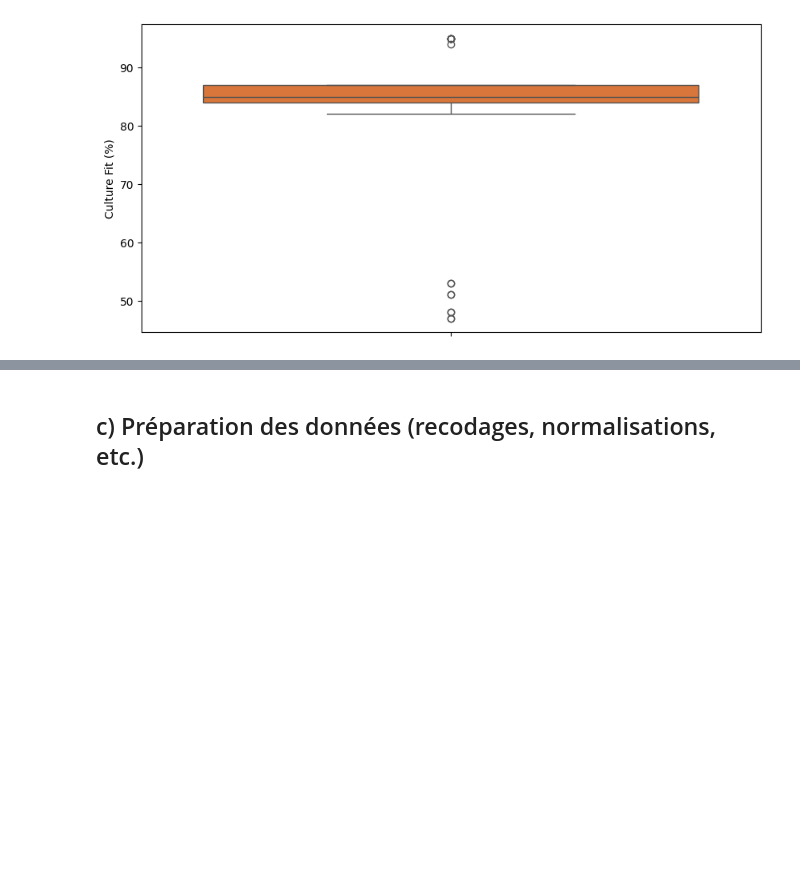
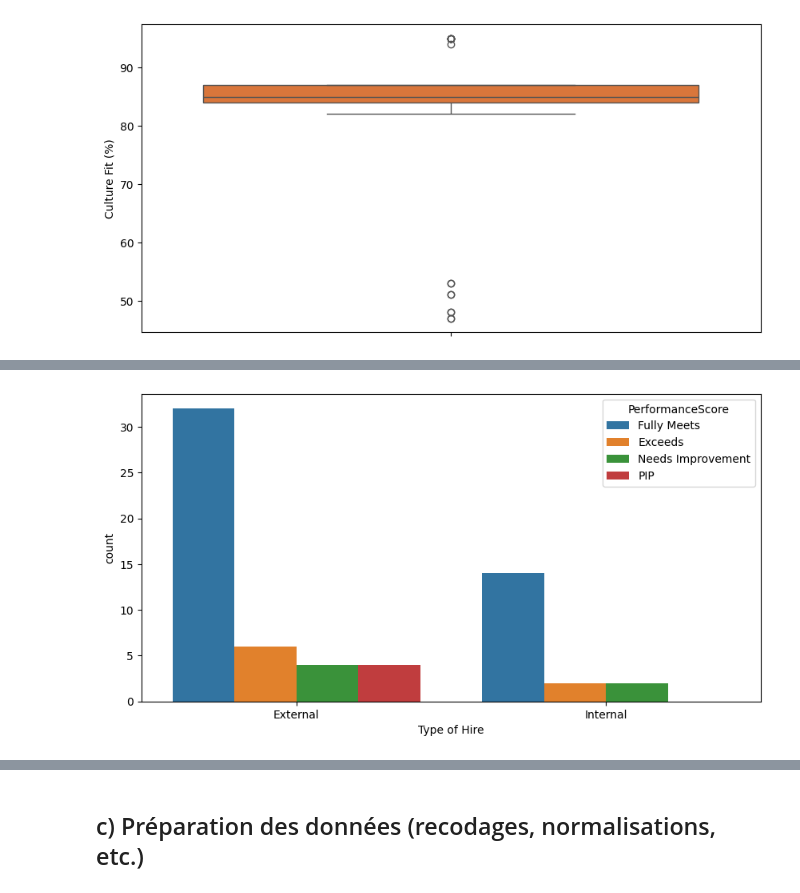
Before and after one commit to melaniedaddio/-Time-Cost-Quality-of-Hire, a Jupyter notebook: script.ipynb, the cells around one changed output, grey strips where cells are left out. Saved outputs shown, nothing was run; the diff lists cells and outputs as text; code cells hidden in the pictures; blank space fills up the shorter version.

```diff
--- a/script.ipynb
+++ b/script.ipynb
@@ -307,0 +329,6 @@ plt.show()
+# %%
+plt.figure(figsize = (10,5))
+sns.countplot(df,x='Type of Hire', hue='PerformanceScore')
+plt.show()
+# %% [output]
+[figure, added]
```
Also changed, not shown: parts of 10 cells of this notebook.
